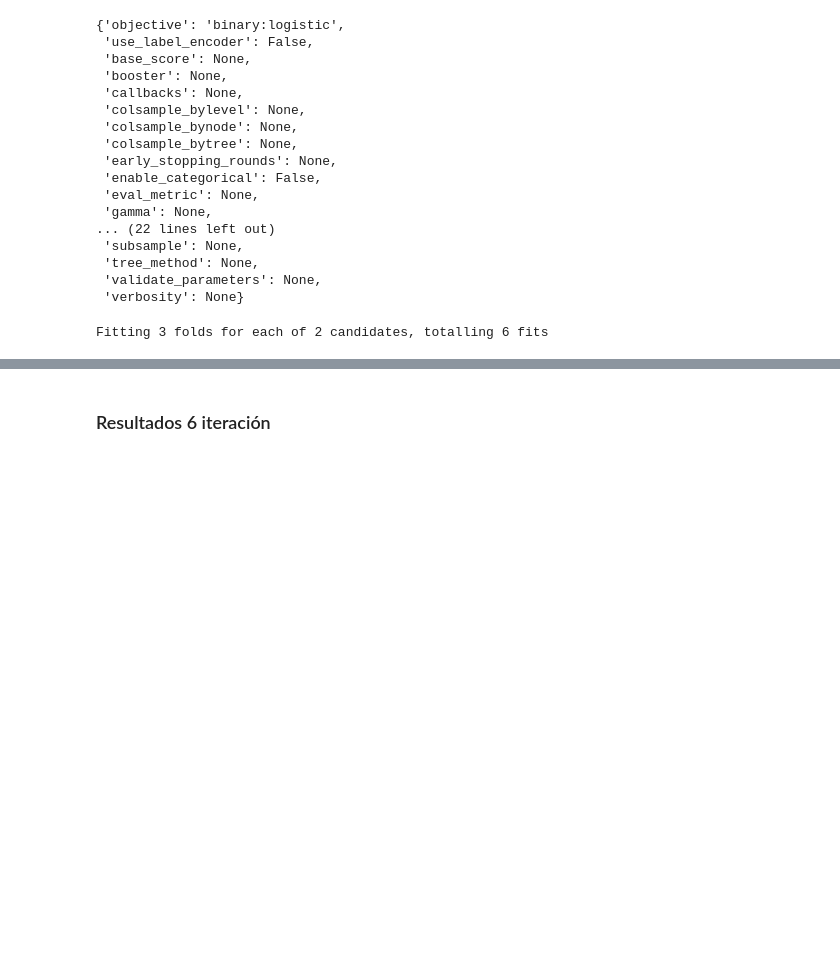
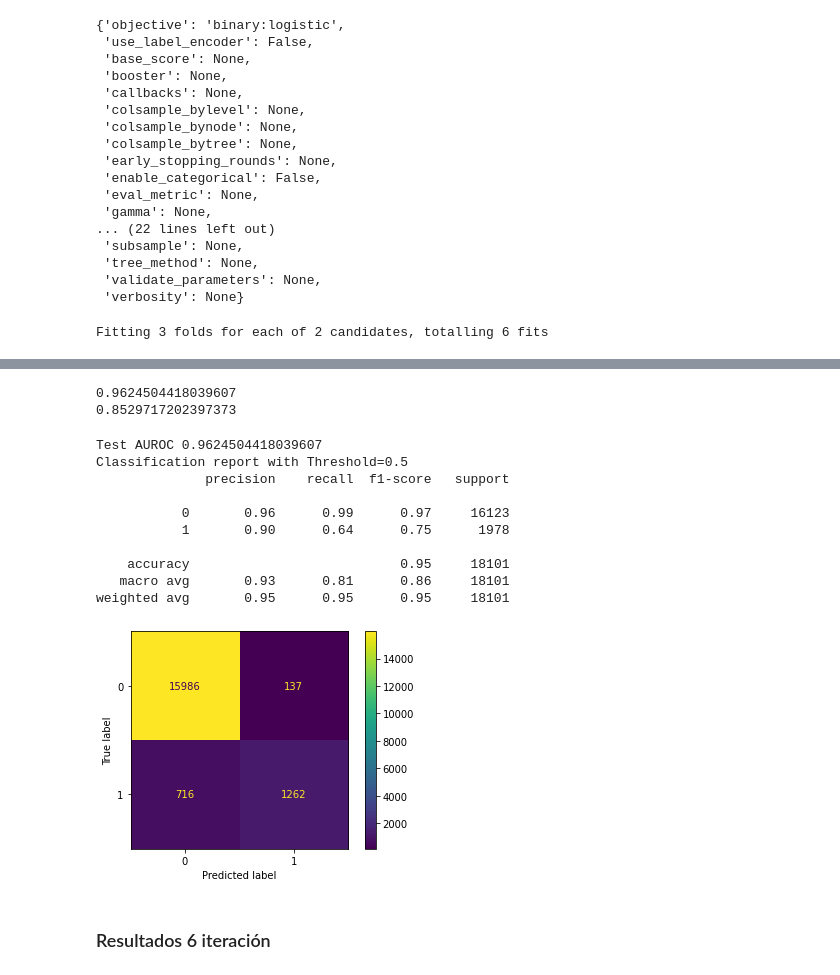
Before and after one commit to metalkutz/juanito_v2.0, a Jupyter notebook: mod_xgboost.ipynb, the cells around one changed output, grey strips where cells are left out. Cells and saved outputs as stored; diff of their text form; code cells hidden in the pictures; blank space fills up the shorter version.

```diff
--- a/mod_xgboost.ipynb
+++ b/mod_xgboost.ipynb
@@ -127,0 +161,3 @@ Fitting 3 folds for each of 2 candidates, totalling 6 fits
+# %%
+dtrain = xgb.DMatrix(X_train_smote, y_train_smote)
+dtest = xgb.DMatrix(X_test, y_test)
@@ -127,0 +186,20 @@ Fitting 3 folds for each of 2 candidates, totalling 6 fits
+# %%
+xgb = XGBClassifier(base_score= [0.5], # prediccion inicial
+     #'booster': ['gbtree'],# (gbtree, gblinear, dart) default=gbtree
+     colsample_bylevel= [1],
+     colsample_bytree= [0.8], #aletoreidad en selección de columnas de cada arbol
+     learning_rate= [0.05], # [0.05,0.1,0.01]  muy relacionado con el numero de estimadores, preferible learning rate bajo 0.01 y 1000 estimadores por ejemplo
+     max_depth= [6], #[2,3,4] [4,5,6]
+     #'max_leaves': [0,5], #[5,10]
+     min_child_weight= [1], # minimo numero samples por hoja
+     #'missing': [np.nan], # si queremos reemplazar los missings por un numero
+     n_estimators= [500], # [100,500] 100 es valor default de numero de arboles [100,150,200,250,300,350,400]
+     n_jobs= [-1], # trabajos en paralelo
+     #'predictor': ['gpu_predictor'], #default=auto --- Prediction using GPU. Used when tree_method is gpu_hist. only recommended for performing prediction tasks.
+     random_state= [0], # seed para generar los folds
+     reg_alpha= [0.01], # L1 regularitacion
+     reg_lambda= [0.01], # L2 regularitacion
+     scale_pos_weight= [1],
+     #'tree_method': ['gpu_hist'], #default=auto ['gpu_hist'] utiliza gpu
+     subsample= [0.9])
+xgbmodel.get_params()
@@ -127,0 +224,2 @@ Fitting 3 folds for each of 2 candidates, totalling 6 fits
+# %%
+model = xgb.train(params, dtrain, num_round)
@@ -128,2 +233,34 @@ Fitting 3 folds for each of 2 candidates, totalling 6 fits
+# %%
+y_pred = model.predict(dtest)
+
+auc = roc_auc_score(y_test, y_pred)
+aps = average_precision_score(y_test, y_pred)
+
+print(auc)
+print(aps)
+# %% [output]
+0.9624504418039607
+0.8529717202397373
+# %%
+y_pred= (y_pred>0.5)*1
+print('Test AUROC',auc)
+print('Classification report with Threshold=0.5')
+print(classification_report(y_test,y_pred,target_names=['0','1']))
+cm = confusion_matrix(y_test,y_pred) #Matriz
+disp = ConfusionMatrixDisplay(confusion_matrix=cm)
+disp.plot()
+plt.show()
+# %% [output]
+Test AUROC 0.9624504418039607
+Classification report with Threshold=0.5
+              precision    recall  f1-score   support
+
+           0       0.96      0.99      0.97     16123
+           1       0.90      0.64      0.75      1978
+
+    accuracy                           0.95     18101
+   macro avg       0.93      0.81      0.86     18101
+weighted avg       0.95      0.95      0.95     18101
+[figure, added]
 # %% [markdown]
 ### Resultados 6 iteración
```
Also changed, not shown: parts of 10 cells of this notebook.
